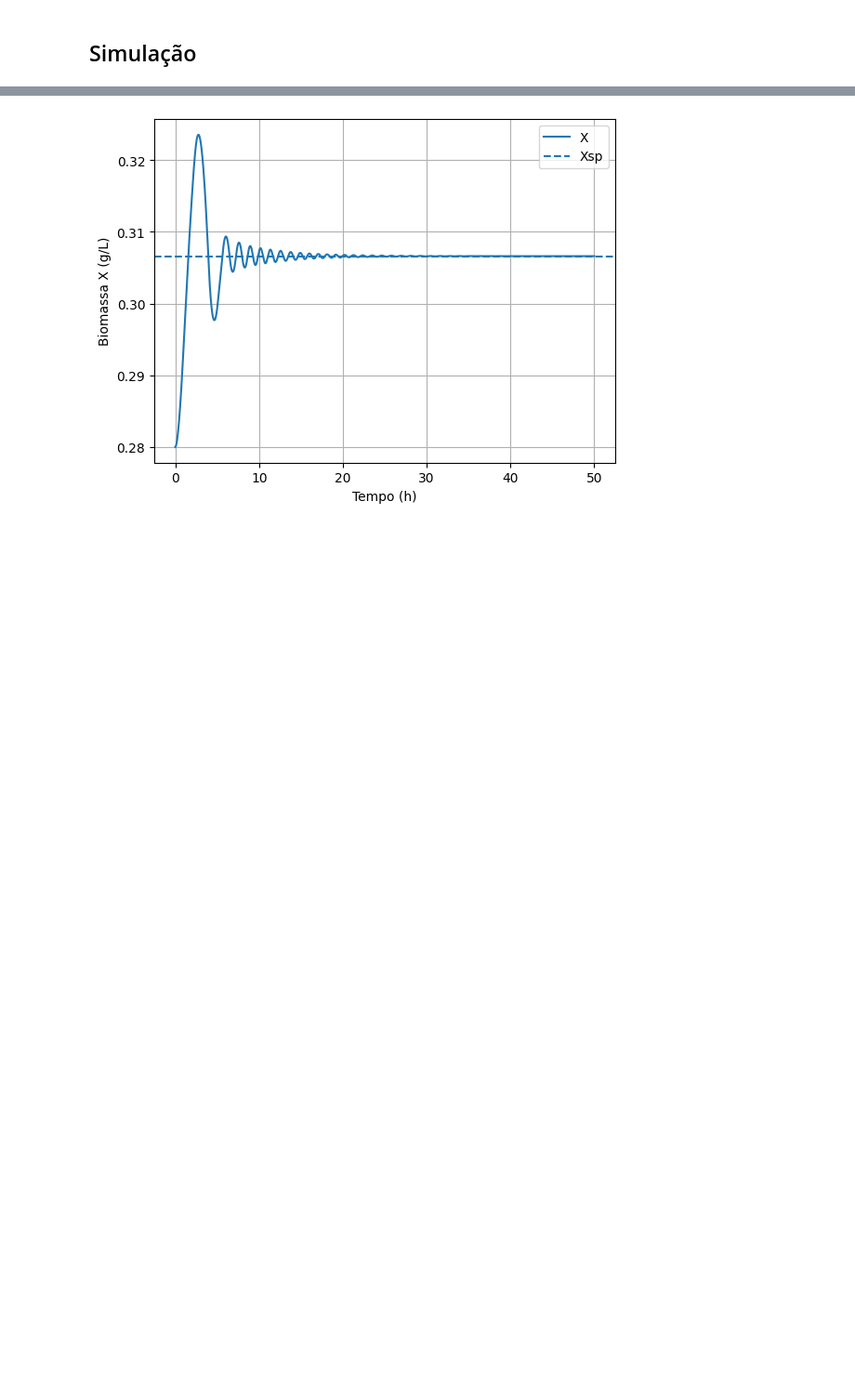
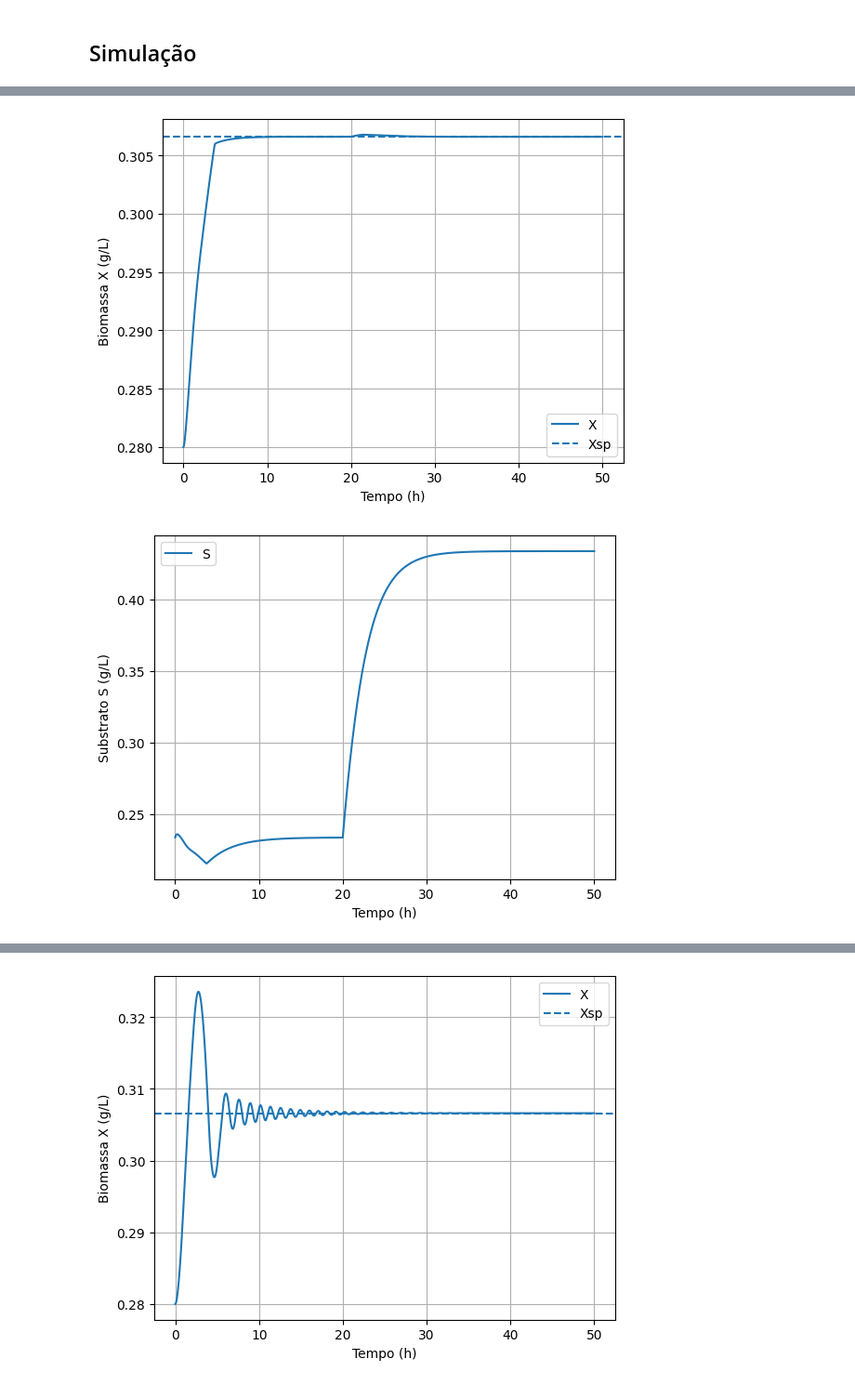
Before and after one commit to andersonmoura-cn/BioReator, a Jupyter notebook: src/fuzzy.ipynb, the cells around one changed output, grey strips where cells are left out. Shown at 93% size. Saved outputs shown, nothing was run; the diff lists cells and outputs as text; code cells hidden in the pictures; blank space fills up the shorter version.

Commit message:
ajustes em genético e fuzzy

```diff
--- a/src/fuzzy.ipynb
+++ b/src/fuzzy.ipynb
@@ -289,0 +291,18 @@ tempo, X, S, D, sim_e, sim_de, sim_dD, metrics = simular_fuzzy(
+# %%
+sistema = ctrl.ControlSystem(regras)
+
+sim = ctrl.ControlSystemSimulation(sistema)
+
+states=np.array([0.28, 0.2333])
+
+tempo, X, S, D, sim_e, sim_de, sim_dD, metrics = simular_fuzzy(
+    sim=sim,
+    D0=0.35,
+    states=states,
+    pert=True,
+    t_pert=20,
+    Sf_pert=1.2
+)
+# %% [output]
+[figure, added]
+[figure, added]
```
Also changed, not shown: parts of 3 cells of this notebook, 2 other files.
